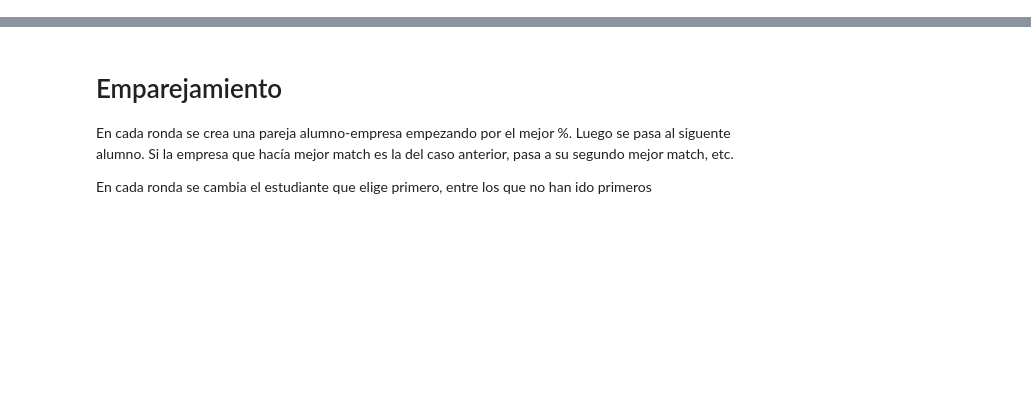
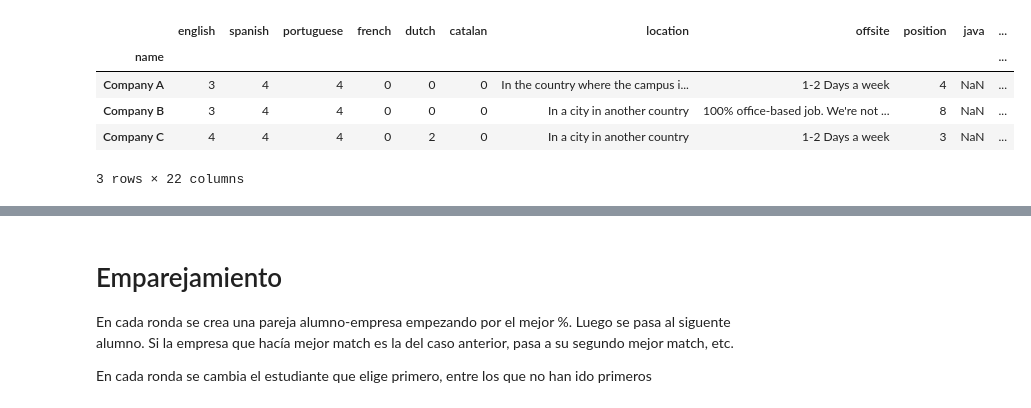
Before and after one commit to albertogcmr/hiring-week-IH-tinder-matching, a Jupyter notebook: matching.ipynb, the cells around one changed output, grey strips where cells are left out. Drawn from its saved outputs; the diff is of its cells as text; code cells hidden in the pictures; blank space fills up the shorter version.

```diff
--- a/matching.ipynb
+++ b/matching.ipynb
@@ -9,0 +53,23 @@ from scipy.spatial import distance
+# %%
+def translate_language(x):
+    RESPONSES_LANGUAGE = [
+        'Must be able to read basic documentation',
+        'Must be able to read documentation and have an informal conversation',
+        'Must be able to read documentation and communicate in a meeting',
+        'Can work in full capacity in this language'
+    ]
+    # +1 para diferenciar de la no obligatoria
+    return 0 if x not in RESPONSES_LANGUAGE else RESPONSES_LANGUAGE.index(x) + 1
+
+
+LANGUAGES = ['english', 'spanish', 'portuguese', 'french', 'dutch', 'catalan']
+for language in LANGUAGES:
+    companies_enc[language] = companies_enc[language].apply(translate_language)
+companies_enc.head()
+# %% [output]
+|  | english | spanish | portuguese | french | dutch | catalan | location | offsite | position | java | ... |
+| name |  |  |  |  |  |  |  |  |  |  | ... |
+| Company A | 3 | 4 | 4 | 0 | 0 | 0 | In the country where the campus i... | 1-2 Days a week | 4 | NaN | ... |
+| Company B | 3 | 4 | 4 | 0 | 0 | 0 | In a city in another country | 100% office-based job. We're not ... | 8 | NaN | ... |
+| Company C | 4 | 4 | 4 | 0 | 2 | 0 | In a city in another country | 1-2 Days a week | 3 | NaN | ... |
+3 rows × 22 columns
```
Also changed, not shown: parts of 22 cells of this notebook, 2 other files.
